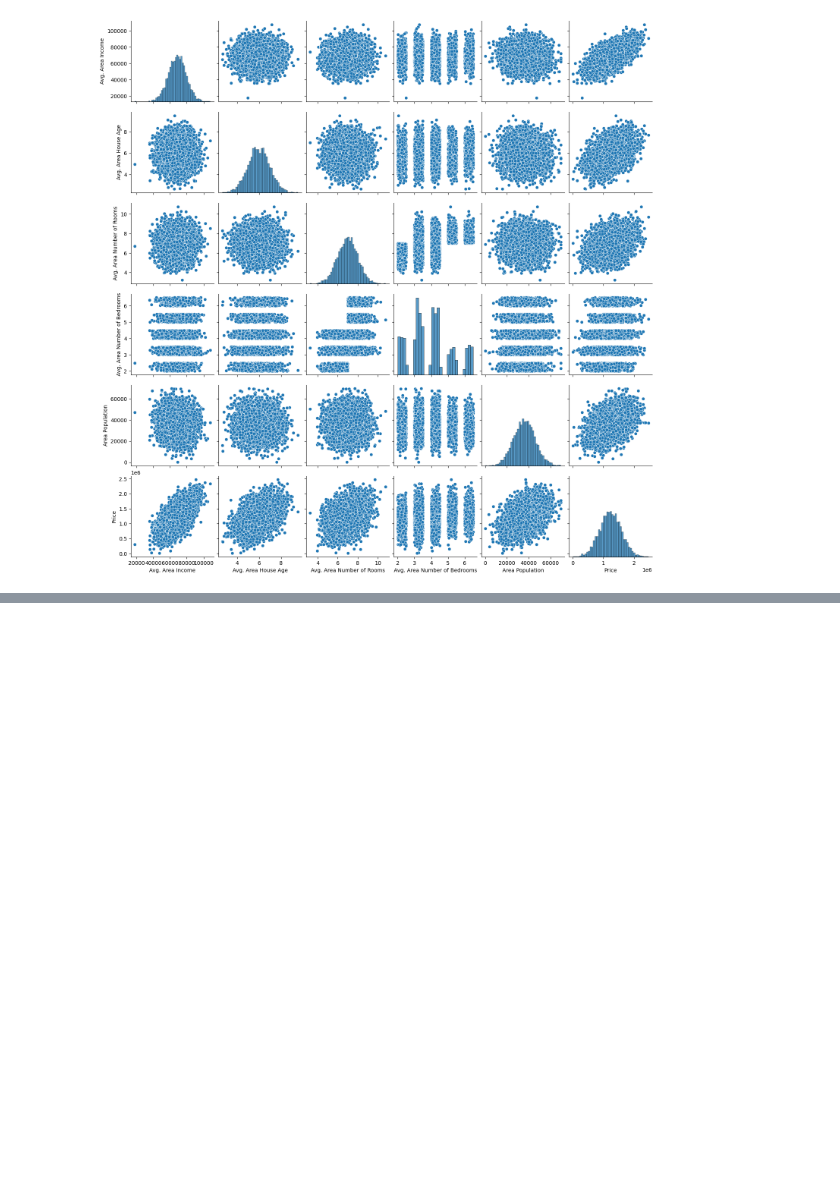
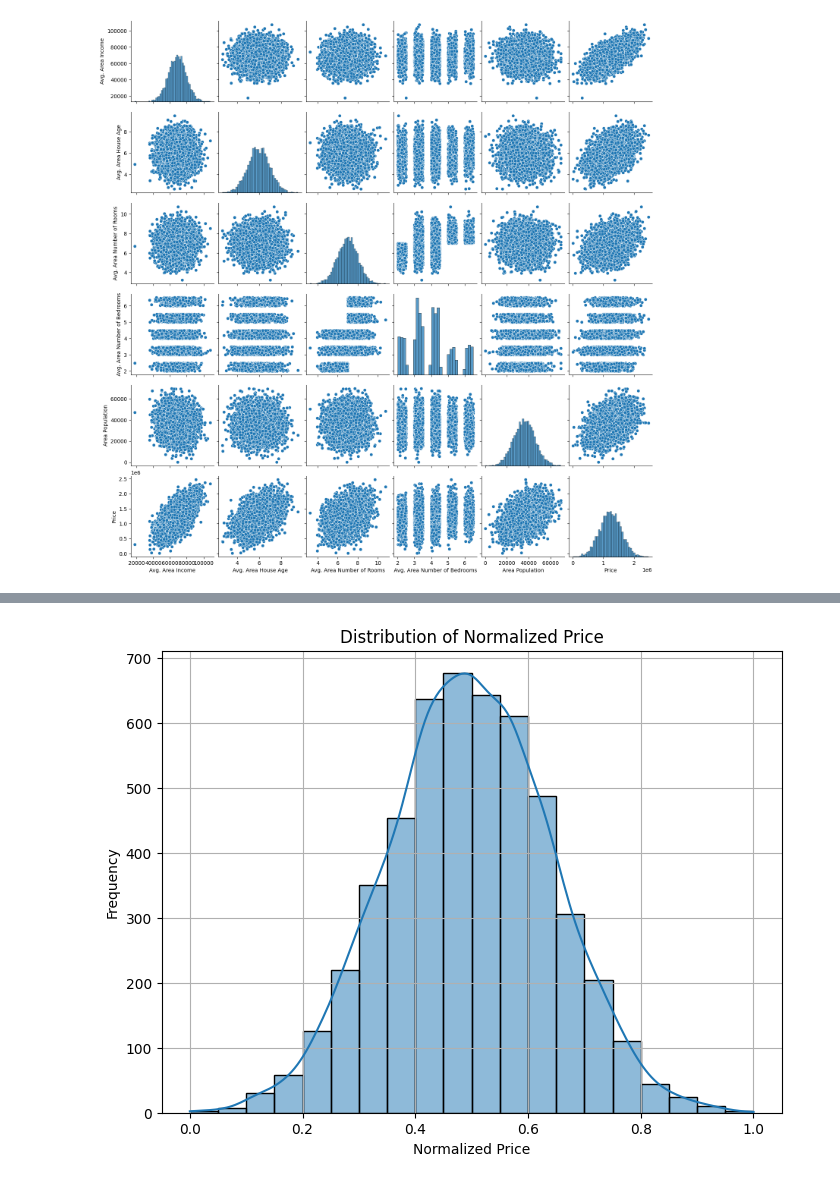
Before and after one commit to 2303a51882/AIML-2025, a Jupyter notebook: Lab04_AIML.ipynb, the cells around one changed output, grey strips where cells are left out. Cells and saved outputs as stored; diff of their text form; code cells hidden in the pictures; blank space fills up the shorter version.

```diff
--- a/Lab04_AIML.ipynb
+++ b/Lab04_AIML.ipynb
@@ -79,0 +221,5 @@ Y = df['Price']
+# %%
+def minmax_normalize(series):
+    return (series - series.min()) / (series.max() - series.min())
+df['Price_minmax'] = minmax_normalize(df['Price'])
+print(df[['Price', 'Price_minmax']].head())
@@ -79,0 +233,5 @@ Y = df['Price']
+# %%
+numeric_cols = df.select_dtypes(include=[np.number]).columns
+df_normalized = df.copy()
+df_normalized[numeric_cols] = df_normalized[numeric_cols].apply(minmax_normalize)
+print(df_normalized.head())
@@ -79,0 +259,10 @@ Y = df['Price']
+# %%
+plt.figure(figsize=(8, 6))
+sns.histplot(df_normalized['Price_minmax'], bins=20, kde=True)
+plt.title('Distribution of Normalized Price')
+plt.xlabel('Normalized Price')
+plt.ylabel('Frequency')
+plt.grid(True)
+plt.show()
+# %% [output]
+[figure, added]
```
Also changed, not shown: parts of 26 cells of this notebook.
